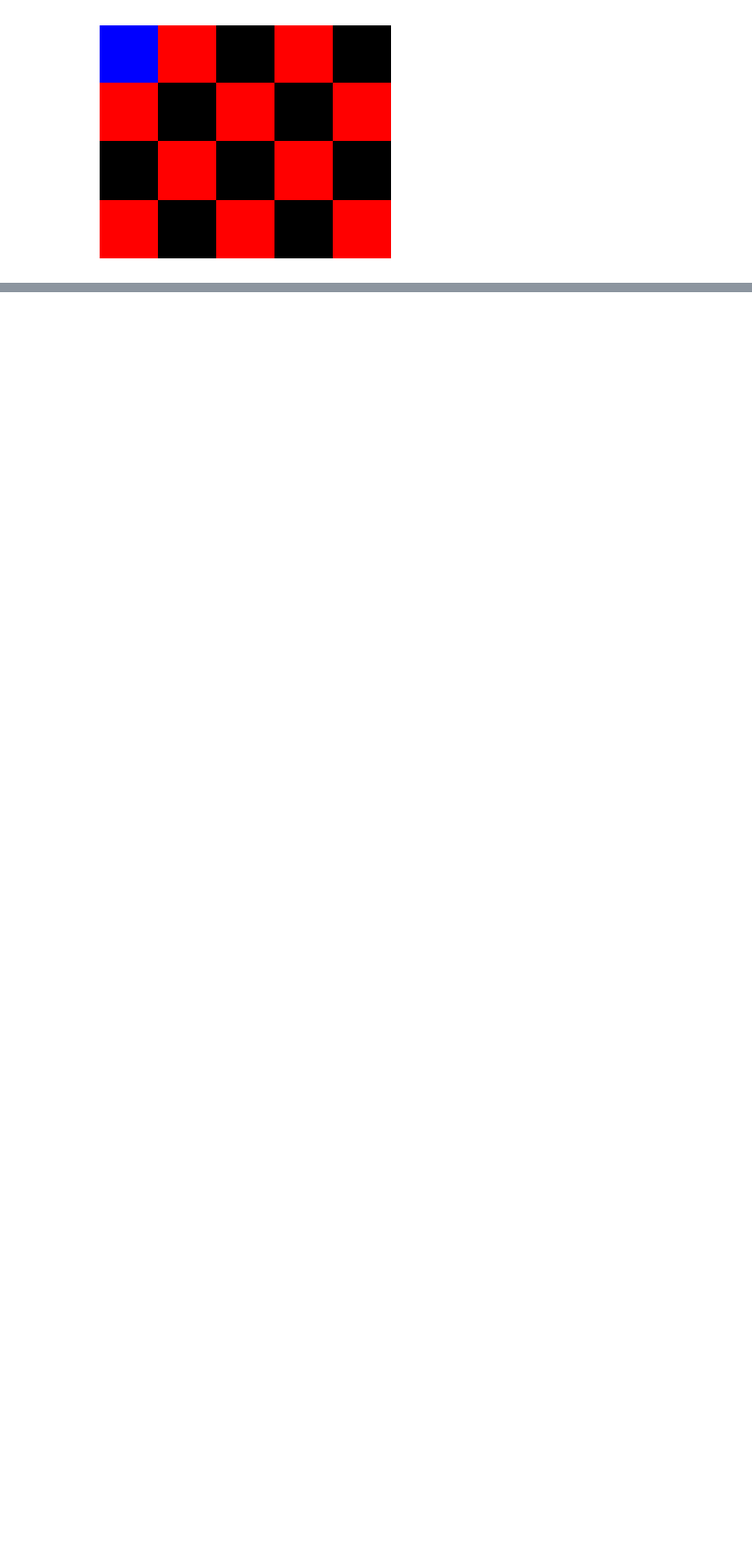
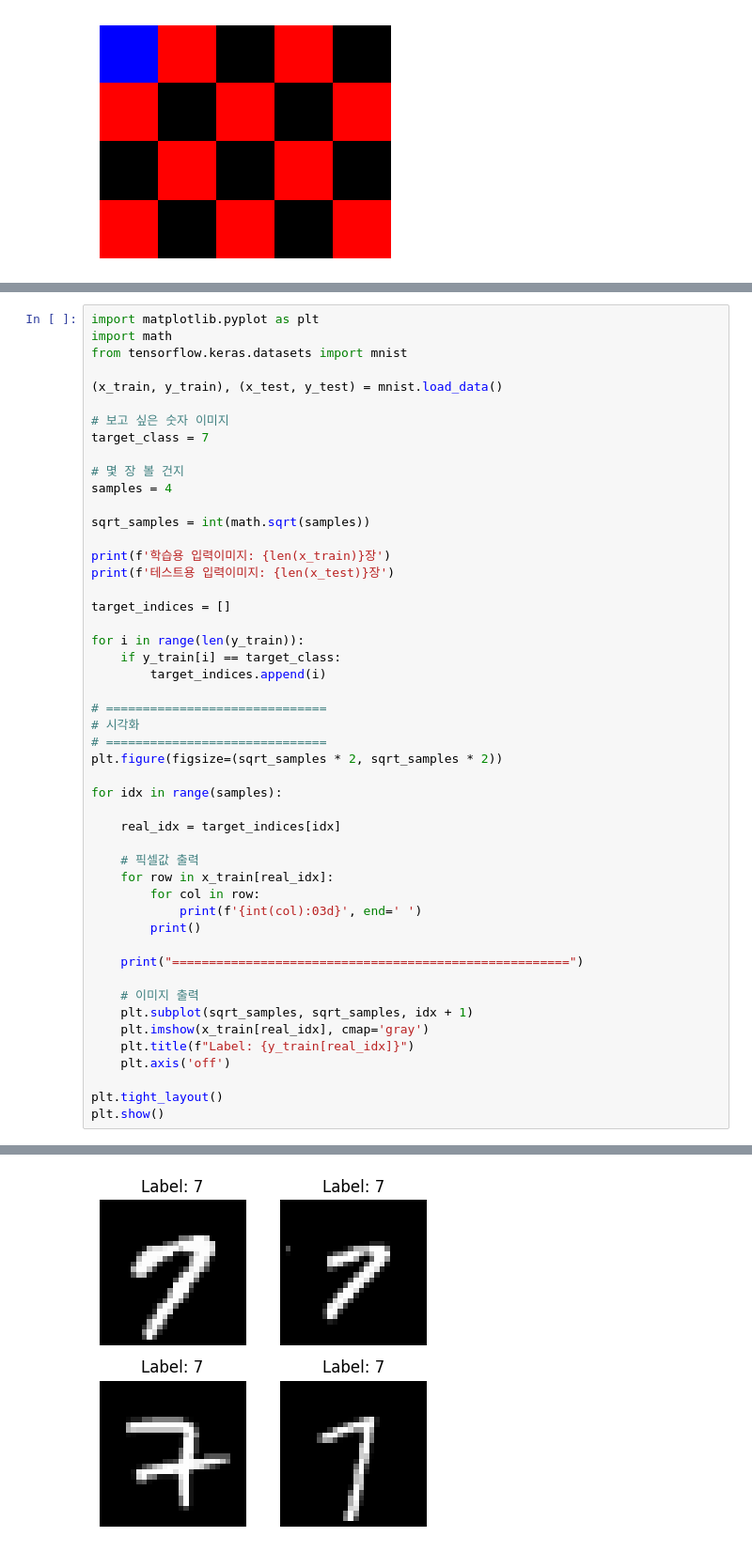
Before and after one commit to suriseven/image_tutorial, a Jupyter notebook: chap01/chap01.ipynb, the cells around one changed output, grey strips where cells are left out. Shown at 94% size. Drawn from its saved outputs; the diff is of its cells as text; blank space fills up the shorter version.

```diff
--- a/chap01/chap01.ipynb
+++ b/chap01/chap01.ipynb
@@ -483,0 +669,50 @@ plt.show()
+# %%
+import matplotlib.pyplot as plt
+import math
+from tensorflow.keras.datasets import mnist
+
+(x_train, y_train), (x_test, y_test) = mnist.load_data()
+
+# 보고 싶은 숫자 이미지
+target_class = 7
+
+# 몇 장 볼 건지
+samples = 4
+
+sqrt_samples = int(math.sqrt(samples))
+
+print(f'학습용 입력이미지: {len(x_train)}장')
+print(f'테스트용 입력이미지: {len(x_test)}장')
+
+target_indices = []
+
+for i in range(len(y_train)):
+    if y_train[i] == target_class:
+        target_indices.append(i)
+
+# ==============================
+# 시각화
+# ==============================
+plt.figure(figsize=(sqrt_samples * 2, sqrt_samples * 2))
+
+for idx in range(samples):
+
+    real_idx = target_indices[idx]
+
+    # 픽셀값 출력
+    for row in x_train[real_idx]:
+        for col in row:
+            print(f'{int(col):03d}', end=' ')
+        print()
+
+    print("======================================================")
+
+    # 이미지 출력
+    plt.subplot(sqrt_samples, sqrt_samples, idx + 1)
+    plt.imshow(x_train[real_idx], cmap='gray')
+    plt.title(f"Label: {y_train[real_idx]}")
+    plt.axis('off')
+
+plt.tight_layout()
+plt.show()
+# %% [output]
@@ -483,0 +736 @@ plt.show()
+[figure, added]
```
Also changed, not shown: parts of 21 cells of this notebook.
